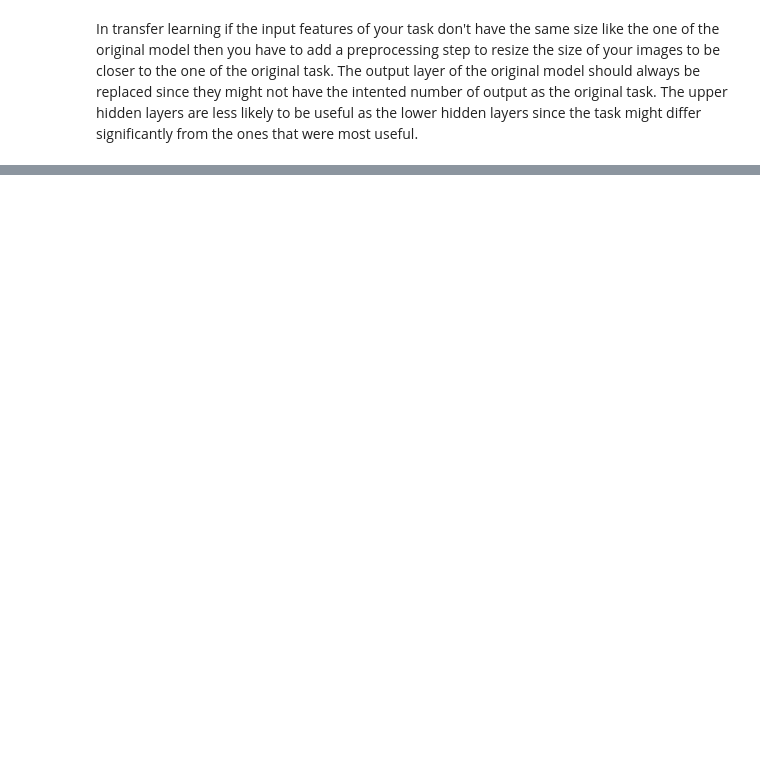
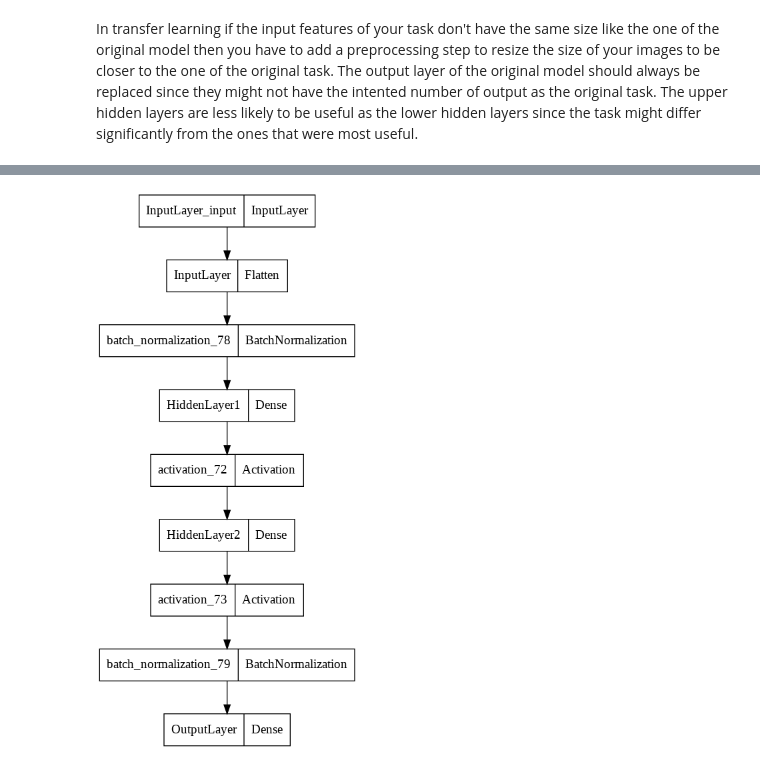
Before and after one commit to Reptilefury/coursera-machine-learning, a Jupyter notebook: Training_Deep_NNs.ipynb, the cells around one changed output, grey strips where cells are left out. Drawn from its saved outputs; the diff is of its cells as text; code cells hidden in the pictures; blank space fills up the shorter version.

```diff
--- a/Training_Deep_NNs.ipynb
+++ b/Training_Deep_NNs.ipynb
@@ -437,0 +450,25 @@ model_A_clone.summary()
+# %%
+#Compile the model
+model.compile(loss=tf.keras.losses.SparseCategoricalCrossentropy(from_logits=True), optimizer="Adam",metrics=[tf.keras.metrics.Accuracy()])
+# %%
+model.fit(train_images,train_labels, epochs=10)
+# %%
+def createModel():
+  model = tf.keras.models.Sequential([
+   tf.keras.layers.Flatten(input_shape=train_images[0].shape, name="InputLayer"),
+   tf.keras.layers.BatchNormalization(),
+   tf.keras.layers.Dense(300,kernel_initializer="he_normal",name="HiddenLayer1"),
+   tf.keras.layers.Activation('elu'),
+   tf.keras.layers.Dense(100,kernel_initializer="he_normal", name="HiddenLayer2"),
+   tf.keras.layers.Activation('elu'),
+   tf.keras.layers.BatchNormalization(),
+   tf.keras.layers.Dense(10, activation="softmax", name="OutputLayer")
+  ])
+  model.compile(loss=tf.keras.losses.SparseCategoricalCrossentropy(from_logits=True), optimizer="SGD", metrics=[tf.keras.metrics.Accuracy()])
+  return model
+# %%
+model = createModel()
+# %%
+tf.keras.utils.plot_model(model)
+# %% [output]
+[figure, added]
```
Also changed, not shown: parts of 70 cells of this notebook.
